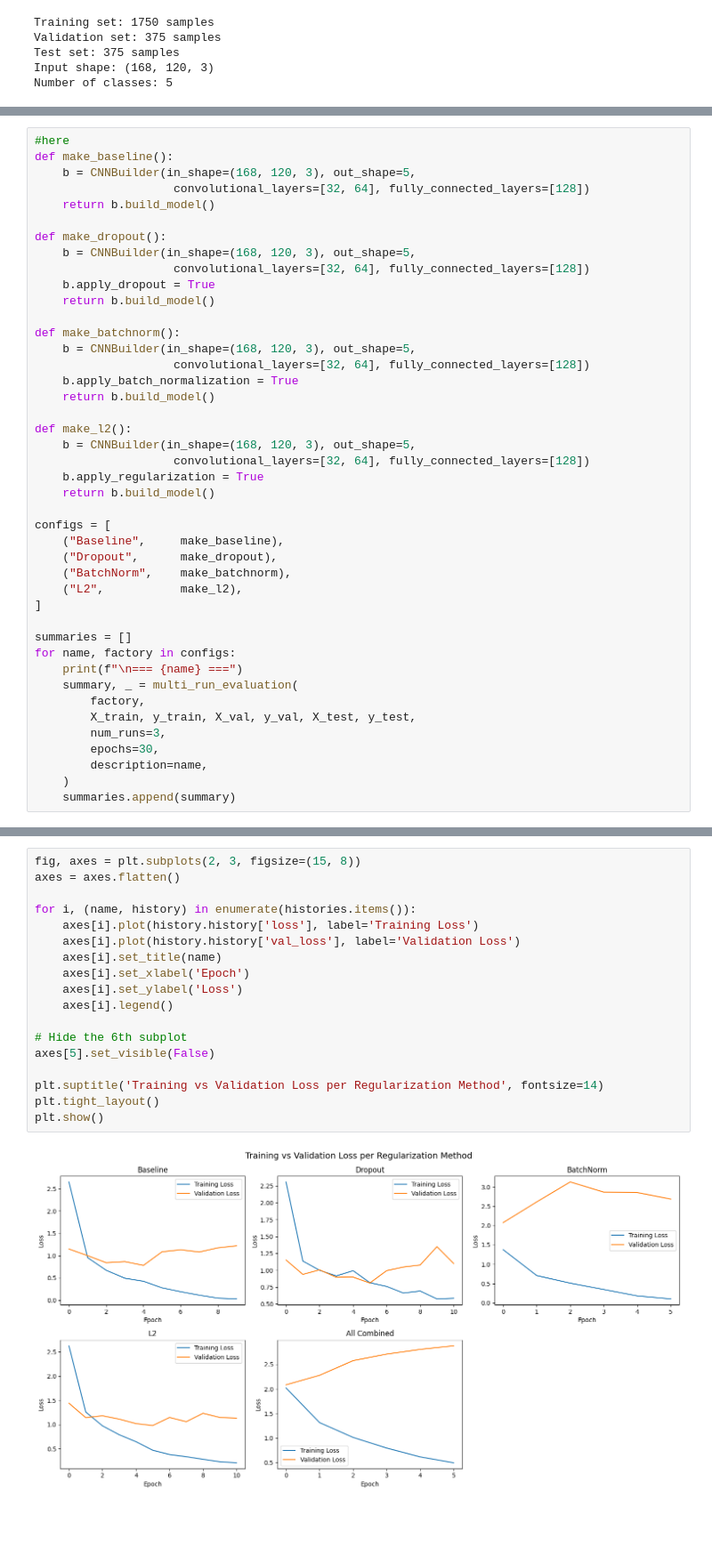
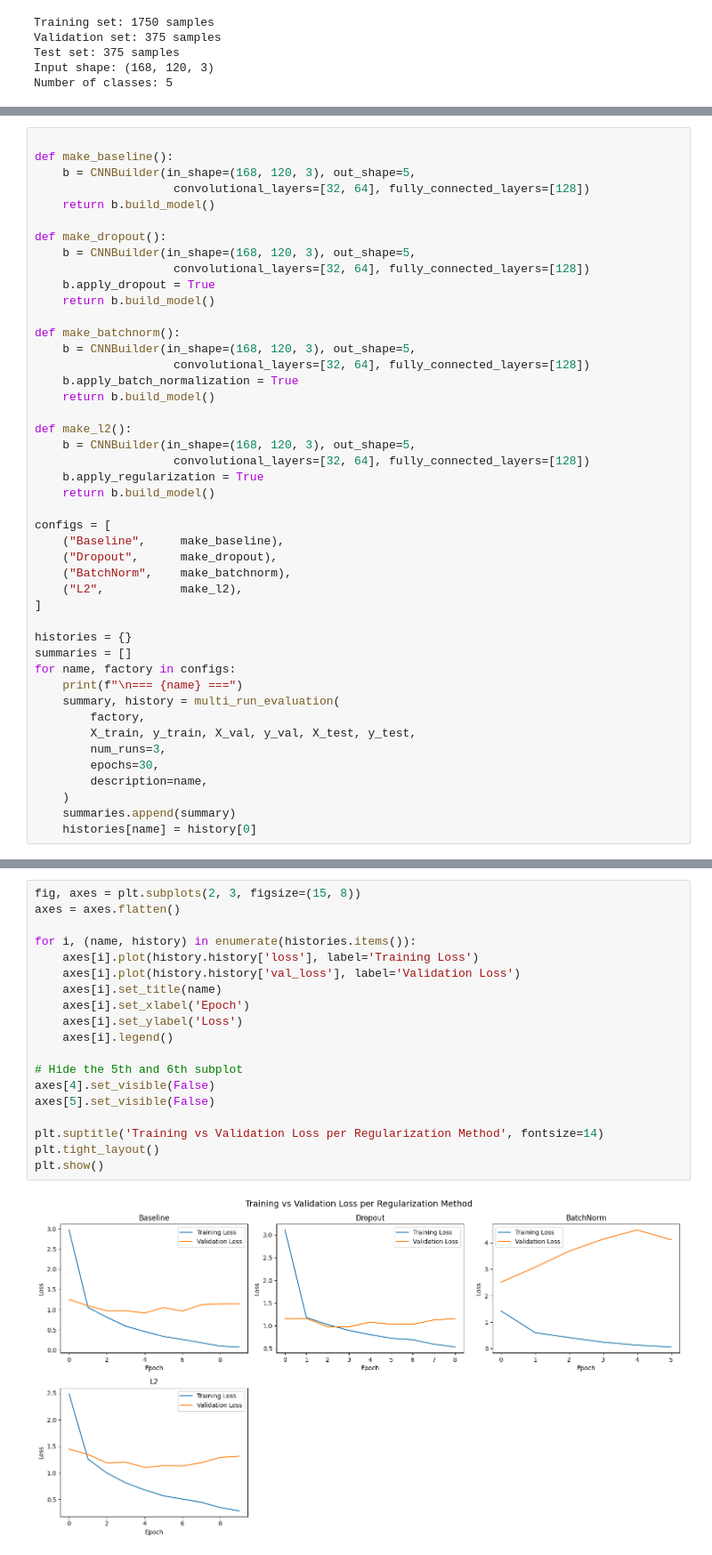
Before and after one commit to MarkusGarmeister/ML_PokeCard, a Jupyter notebook: notebooks/4_overfitting_experiment.ipynb, the cells around one changed output, grey strips where cells are left out. Shown at 89% size. Drawn from its saved outputs; the diff is of its cells as text; blank space fills up the shorter version.

```diff
--- a/notebooks/4_overfitting_experiment.ipynb
+++ b/notebooks/4_overfitting_experiment.ipynb
@@ -126,5 +45,5 @@ All Combined: val_loss=2.8797900676727295, val_acc=0.20000000298023224
 # %%
-#here
+
 def make_baseline():
     b = CNNBuilder(in_shape=(168, 120, 3), out_shape=5,
                     convolutional_layers=[32, 64], fully_connected_layers=[128])
@@ -155,10 +74,11 @@ configs = [
     ("L2",           make_l2),
 ]
 
+histories = {}
 summaries = []
 for name, factory in configs:
     print(f"\n=== {name} ===")
-    summary, _ = multi_run_evaluation(
+    summary, history = multi_run_evaluation(
         factory,
         X_train, y_train, X_val, y_val, X_test, y_test,
         num_runs=3,
@@ -166,5 +86,6 @@ for name, factory in configs:
         description=name,
     )
     summaries.append(summary)
+    histories[name] = history[0]
 # %% [output]
 === Baseline ===
@@ -227,21 +167,22 @@ plt.show()
 # %%
 fig, axes = plt.subplots(2, 3, figsize=(15, 8))
 axes = axes.flatten()
 
 for i, (name, history) in enumerate(histories.items()):
     axes[i].plot(history.history['loss'], label='Training Loss')
     axes[i].plot(history.history['val_loss'], label='Validation Loss')
     axes[i].set_title(name)
     axes[i].set_xlabel('Epoch')
     axes[i].set_ylabel('Loss')
     axes[i].legend()
 
-# Hide the 6th subplot
+# Hide the 5th and 6th subplot
+axes[4].set_visible(False)
 axes[5].set_visible(False)
 
 plt.suptitle('Training vs Validation Loss per Regularization Method', fontsize=14)
 plt.tight_layout()
 plt.show()
 # %% [output]
-[figure, old version]
+[figure, new version]
 # %% [markdown]
```
Also changed, not shown: parts of 18 cells of this notebook.
